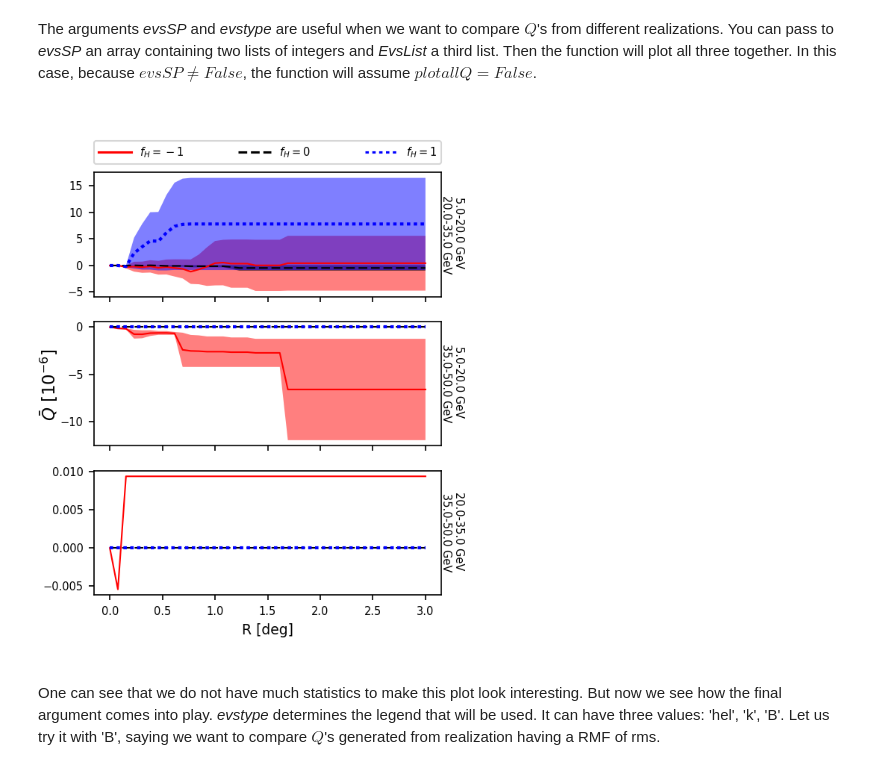
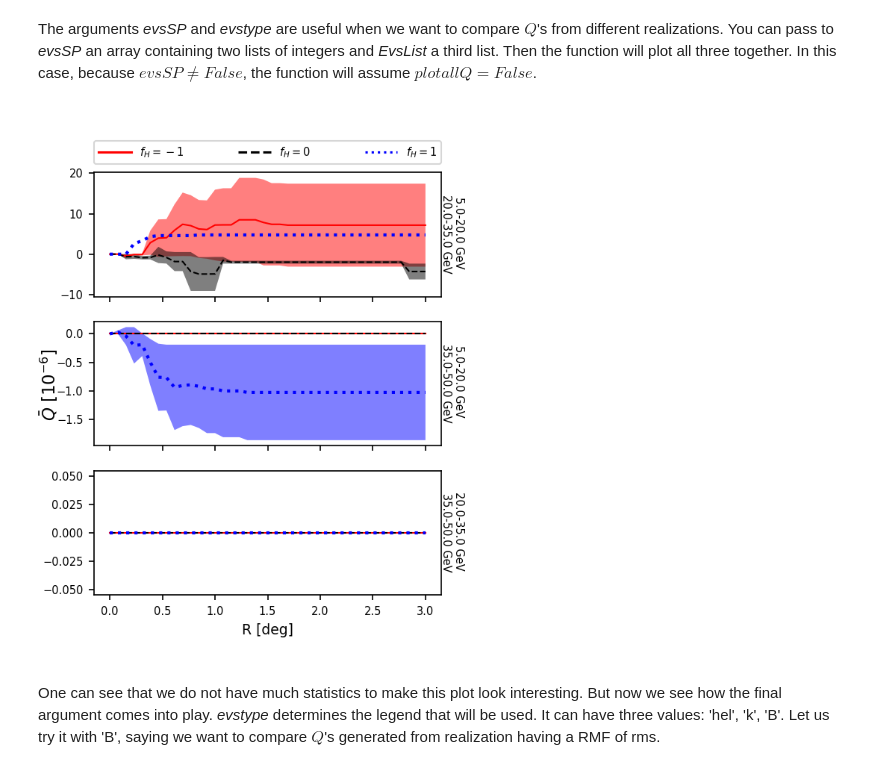
Before and after one commit to fdupless/halomorp, a Jupyter notebook: README_notebook.ipynb, the cells around one changed output. Drawn from its saved outputs; the diff is of its cells as text; code cells hidden in the pictures.

```diff
--- a/README_notebook.ipynb
+++ b/README_notebook.ipynb
@@ -185,12 +210,12 @@ Image.open("sim_data/QSimPlots/Q__.png")
 
 The arguments *evsSP* and *evstype* are useful when we want to compare $Q$'s from different realizations. You can pass to *evsSP* an array containing two lists of integers and *EvsList* a third list. Then the function will plot all three together. In this case, because $evsSP\ne False$, the function will assume $plotallQ=False$.
 # %%
-array=[10,12,13,14]
-twootherlists=[[15,16,17],[18,19]]
+array=[100,102,103,104]
+twootherlists=[[105,106,107],[108,109]]
 es.QsPlot(N=2,cns=100,name='temp',plotallQ=True,Qstart='Q_',EvsList=array,evsSP=twootherlists,evstype='hel')
 Image.open("sim_data/QSimPlots/Q_temp.png")
 # %% [output]
-[figure, old version]
+[figure, new version]
 # %% [markdown]
 One can see that we do not have much statistics to make this plot look interesting. But now we see how the final argument comes into play. *evstype* determines the legend that will be used. It can have three values: 'hel', 'k', 'B'. Let us try it with 'B', saying we want to compare $Q$'s generated from realization having a RMF of rms.
 # %%
```
Also changed, not shown: parts of 27 cells of this notebook, 13 other files.
